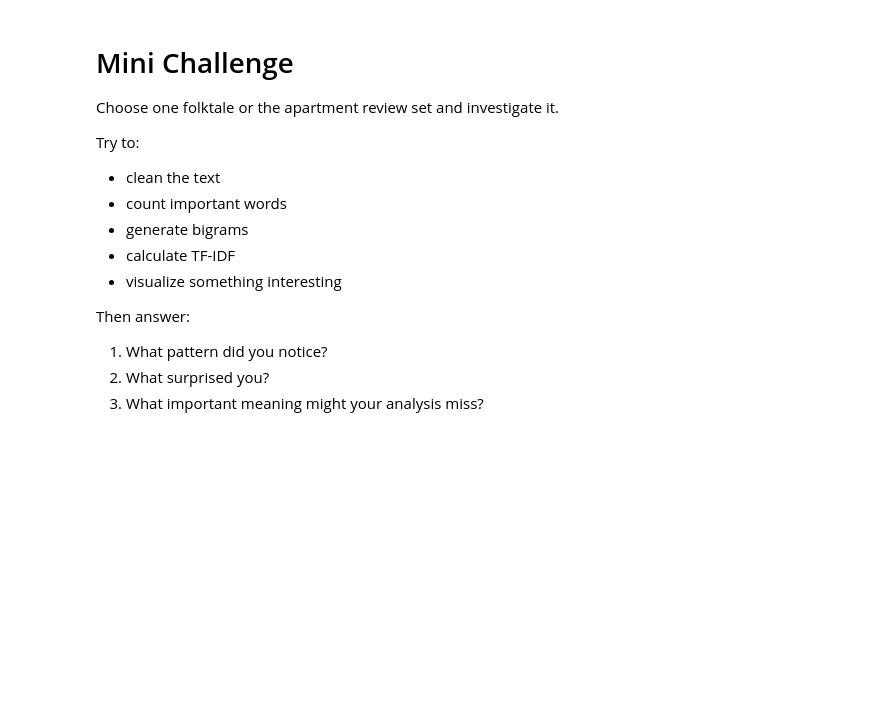
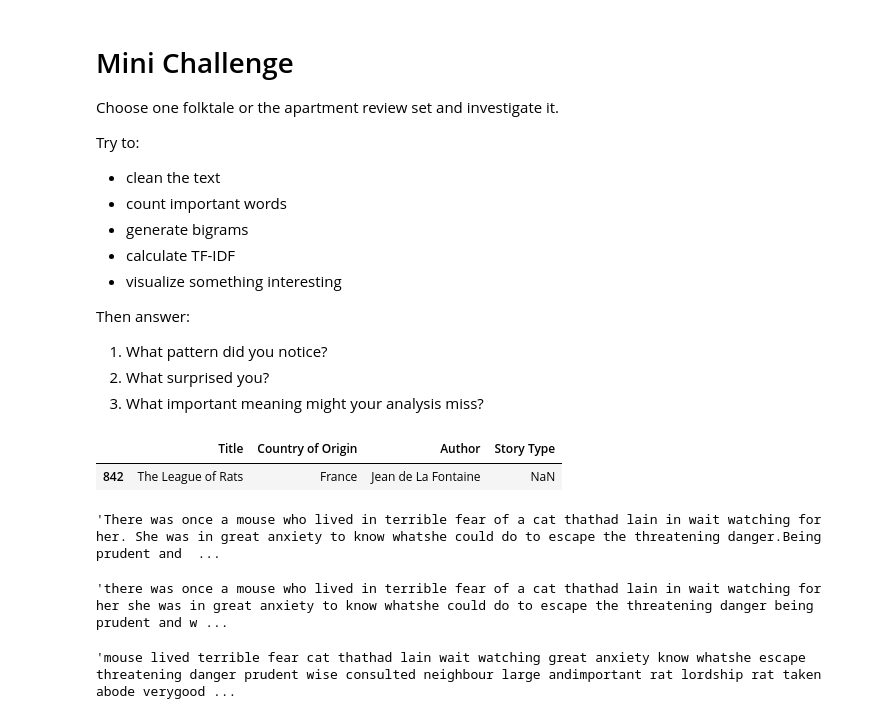
Before and after one commit to arpettey/python_bootcamp, a Jupyter notebook: text_analytics.ipynb, the cells around one changed output. Drawn from its saved outputs; the diff is of its cells as text; code cells hidden in the pictures; blank space fills up the shorter version.

```diff
--- a/text_analytics.ipynb
+++ b/text_analytics.ipynb
@@ -907,3 +948,23 @@ Then answer:
 1.  What pattern did you notice?
 2.  What surprised you?
 3.  What important meaning might your analysis miss?
+# %%
+# step 1: extract the story
+rats_league = folktales[
+    folktales["Title"].str.contains(
+        "The League of Rats",
+        case=False,
+        na=False
+    )
+]
+
+rats_league[["Title","Country of Origin", "Author", "Story Type"]]
+# %% [output]
+|  | Title | Country of Origin | Author | Story Type |
+| 842 | The League of Rats | France | Jean de La Fontaine | NaN |
+# %%
+story_challenge = rats_league.iloc[0]["Story"]
+
+story_challenge[:1000]
+# %% [output]
+'There was once a mouse who lived in terrible fear of a cat thathad lain in wait watching for her. She was in great anxiety to know whatshe could do to escape the threatening danger.Being prudent and  ...
@@ -909,0 +975,22 @@ Then answer:
+# %%
+story_cleaned = story_cleaned.translate(
+    str.maketrans(
+        string.punctuation,
+        " " * len(string.punctuation) # to get rid of some accent marks, replace with blank space
+            # so for sequential punctuation marks, make it into one white space
+    )
+)
+story_cleaned = " ".join(story_cleaned.split())
+
+story_cleaned[:1000]
+# %% [output]
+'there was once a mouse who lived in terrible fear of a cat thathad lain in wait watching for her she was in great anxiety to know whatshe could do to escape the threatening danger being prudent and w ...
+# %%
+story_cleaned = " ".join(
+    word for word in story_cleaned.split()
+    if word not in stopwords
+)
+
+story_cleaned[:1000]
+# %% [output]
+'mouse lived terrible fear cat thathad lain wait watching great anxiety know whatshe escape threatening danger prudent wise consulted neighbour large andimportant rat lordship rat taken abode verygood ...
```
Also changed, not shown: parts of 11 cells of this notebook.
